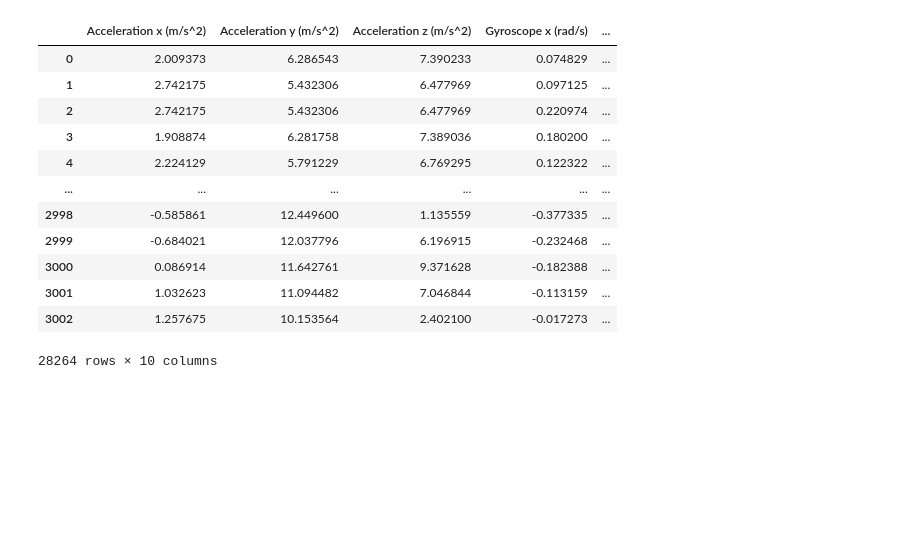
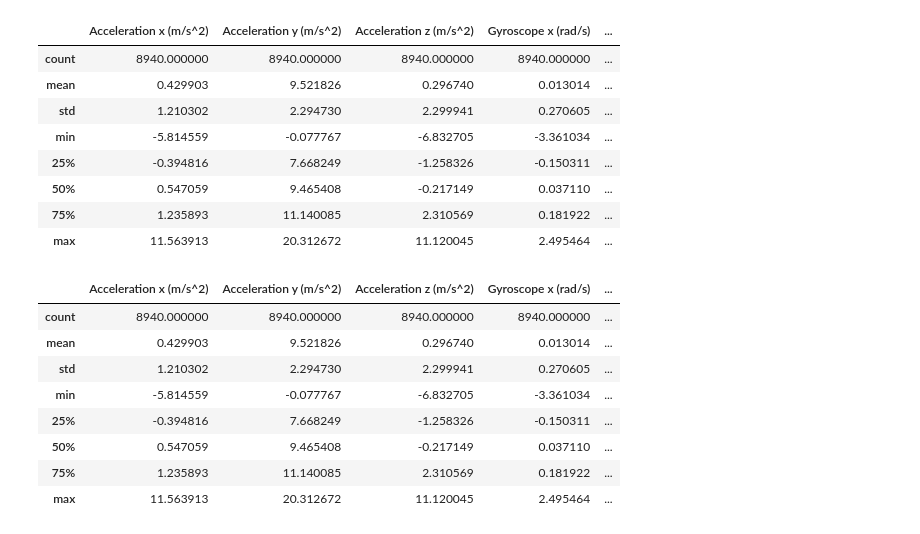
Before and after one commit to AnnBlack/motion-analysis, a Jupyter notebook: reports/train_on_raw_data/train_test_model_on_raw_self_recorded_data.ipynb, the cells around one changed output. Drawn from its saved outputs; the diff is of its cells as text; code cells hidden in the pictures; blank space fills up the shorter version.

```diff
--- a/reports/train_on_raw_data/train_test_model_on_raw_self_recorded_data.ipynb
+++ b/reports/train_on_raw_data/train_test_model_on_raw_self_recorded_data.ipynb
@@ -156,16 +228,21 @@ full_data_down_with_label.insert(9, 'Activity', 'WALKING_DOWNSTAIRS')
 # %%
-full_data_down_with_label
+full_data_down_with_label.describe()
 # %% [output]
 |  | Acceleration x (m/s^2) | Acceleration y (m/s^2) | Acceleration z (m/s^2) | Gyroscope x (rad/s) | ... |
-| 0 | 2.009373 | 6.286543 | 7.390233 | 0.074829 | ... |
-| 1 | 2.742175 | 5.432306 | 6.477969 | 0.097125 | ... |
-| 2 | 2.742175 | 5.432306 | 6.477969 | 0.220974 | ... |
-| 3 | 1.908874 | 6.281758 | 7.389036 | 0.180200 | ... |
-| 4 | 2.224129 | 5.791229 | 6.769295 | 0.122322 | ... |
-| ... | ... | ... | ... | ... | ... |
-| 2998 | -0.585861 | 12.449600 | 1.135559 | -0.377335 | ... |
-| 2999 | -0.684021 | 12.037796 | 6.196915 | -0.232468 | ... |
-| 3000 | 0.086914 | 11.642761 | 9.371628 | -0.182388 | ... |
-| 3001 | 1.032623 | 11.094482 | 7.046844 | -0.113159 | ... |
-| 3002 | 1.257675 | 10.153564 | 2.402100 | -0.017273 | ... |
+| count | 8940.000000 | 8940.000000 | 8940.000000 | 8940.000000 | ... |
+| mean | 0.429903 | 9.521826 | 0.296740 | 0.013014 | ... |
+| std | 1.210302 | 2.294730 | 2.299941 | 0.270605 | ... |
+| min | -5.814559 | -0.077767 | -6.832705 | -3.361034 | ... |
+| 25% | -0.394816 | 7.668249 | -1.258326 | -0.150311 | ... |
+| 50% | 0.547059 | 9.465408 | -0.217149 | 0.037110 | ... |
+| 75% | 1.235893 | 11.140085 | 2.310569 | 0.181922 | ... |
+| max | 11.563913 | 20.312672 | 11.120045 | 2.495464 | ... |
-28264 rows × 10 columns
+|  | Acceleration x (m/s^2) | Acceleration y (m/s^2) | Acceleration z (m/s^2) | Gyroscope x (rad/s) | ... |
+| count | 8940.000000 | 8940.000000 | 8940.000000 | 8940.000000 | ... |
+| mean | 0.429903 | 9.521826 | 0.296740 | 0.013014 | ... |
+| std | 1.210302 | 2.294730 | 2.299941 | 0.270605 | ... |
+| min | -5.814559 | -0.077767 | -6.832705 | -3.361034 | ... |
+| 25% | -0.394816 | 7.668249 | -1.258326 | -0.150311 | ... |
+| 50% | 0.547059 | 9.465408 | -0.217149 | 0.037110 | ... |
+| 75% | 1.235893 | 11.140085 | 2.310569 | 0.181922 | ... |
+| max | 11.563913 | 20.312672 | 11.120045 | 2.495464 | ... |
```
Also changed, not shown: parts of 22 cells of this notebook.
